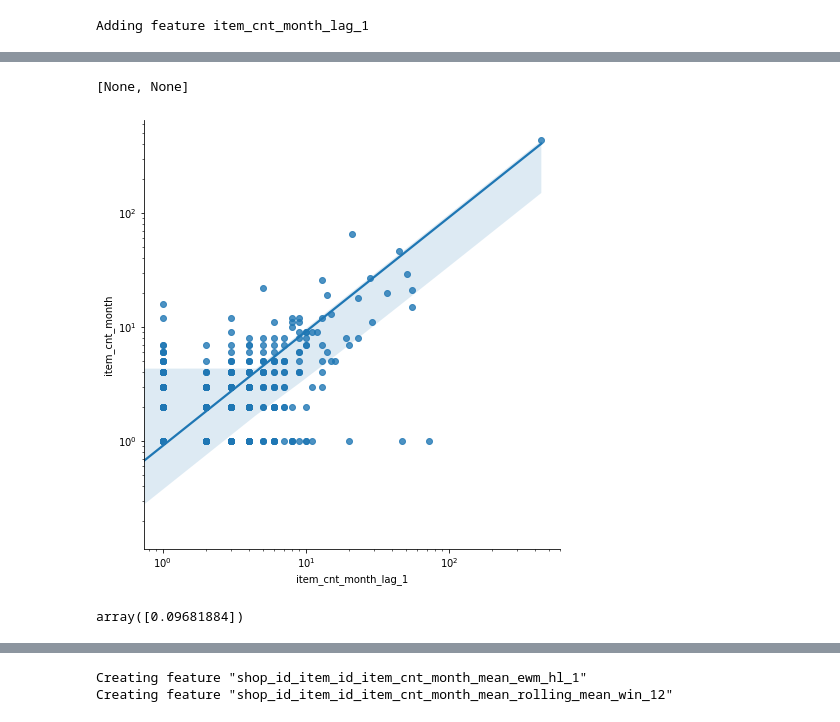
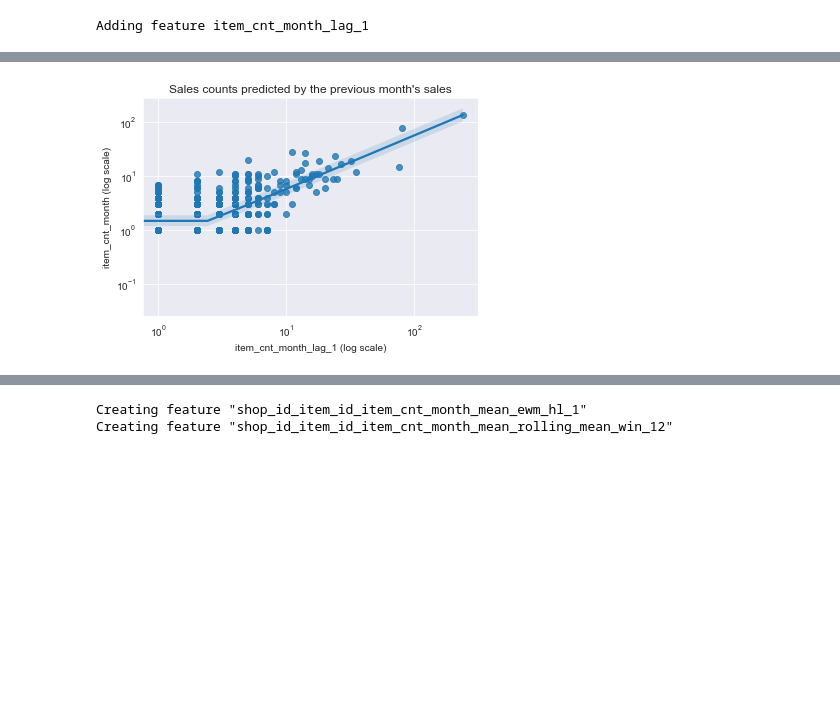
Before and after one commit to grantsut/1C-Company-EDA, a Jupyter notebook: eda-and-data-leakage-description.ipynb, the cells around one changed output, grey strips where cells are left out. Cells and saved outputs as stored; diff of their text form; code cells hidden in the pictures; blank space fills up the shorter version.

```diff
--- a/eda-and-data-leakage-description.ipynb
+++ b/eda-and-data-leakage-description.ipynb
@@ -365,7 +365,7 @@ The skewness of the distribution makes linear models unsuitable for predicting f
 We can also plot the distribution of items prices. For this, we take the mean price of the item in months in which it was sold. To do with we create a table which summarizes monthly data across all shops.
 # %%
 def all_shops_frame(df):
-    items_all_shops = df.groupby(["date_block_num", "item_category_name", "item_id"]).agg(
+    items_all_shops = df.groupby(["date_block_num", "item_category_name", "shop_name", "shop_id", "item_id"]).agg(
         {"item_revenue_month": "mean", "item_cnt_month": "sum"}
     )
     items_all_shops = items_all_shops.assign(
@@ -489,11 +492,12 @@ Plotting summed sales shows that movies and games are the highest-selling catego
 # %%
-cat_info = train.groupby('supercategory').agg({"item_cnt_month":"sum", "item_revenue_month":"sum"})
+cat_info = df_all.query("date_block_num>21").groupby('shop_name').agg({"item_cnt_month":"sum", "item_revenue_month":"sum"})
 cat_info = cat_info.rename(columns={"item_cnt_month":"Total sales", "item_revenue_month":"Total revenue"})
 cat_info = cat_info.reset_index()
 cat_info = cat_info.sort_values(by='Total sales', ascending=False)
-cat_info = cat_info.melt(id_vars="supercategory")
-fg = sns.catplot(data=cat_info, y = "supercategory", x="value", col="variable", kind="bar", sharex=False)
-_ = fg.figure.set_size_inches(12,6)
+order = cat_info['shop_name']
+cat_info = cat_info.melt(id_vars="shop_name")
+fg = sns.catplot(data=cat_info, y="shop_name", x="value", col="variable", kind="bar", orient="h", sharex=False, order=order)
+_ = fg.figure.set_size_inches(12,18)
 _ = fg.axes[0][0].set(title="Total sales", xlabel="units", ylabel=None)
 _ = fg.axes[0][1].set(title="Total revenue", xlabel="rubles")
 # %% [output]
@@ -501,11 +504,0 @@ _ = fg.axes[0][1].set(title="Total revenue", xlabel="rubles")
-# %%
-cat_info = train.groupby('shop_id').agg({"item_cnt_month":"sum", "item_revenue_month":"sum"})
-cat_info = cat_info.rename(columns={"item_cnt_month":"Total sales", "item_revenue_month":"Total revenue"})
-cat_info = cat_info.reset_index()
-cat_info = cat_info.sort_values(by='Total sales', ascending=False)
-order = cat_info['shop_id']
-cat_info = cat_info.melt(id_vars="shop_id")
-fg = sns.catplot(data=cat_info, y="shop_id", x="value", col="variable", kind="bar", orient="h", sharex=False, order=order)
-_ = fg.figure.set_size_inches(12,18)
-_ = fg.axes[0][0].set(title="Total sales", xlabel="units", ylabel=None)
-_ = fg.axes[0][1].set(title="Total revenue", xlabel="rubles")
@@ -651,14 +650,20 @@ df
 # %%
-# fig = plt.figure(figsize=(10, 10))
-a = df.query("item_age>0 & shop_age>0").sample(10000)
-# ax = sns.scatterplot(x=a["item_cnt_month_lag_1"], y=a["item_cnt_month"], ax=ax)
-fg = sns.lmplot(x="item_cnt_month_lag_1", y="item_cnt_month", data=a)
-fg.figure.set_size_inches(7,7)
-fg.ax.set(xscale="log", yscale="log")
+def regplot(x, y, title):
+    a = df.query("item_age>0 & shop_age>0").sample(10000)
+    fg = sns.lmplot(x=x, y=y, data=a)
+    _ = fg.figure.set_size_inches(7, 7)
+    _ = fg.ax.set(
+        xscale="log",
+        yscale="log",
+        title=title,
+        xlabel=f"{x} (log scale)",
+        ylabel=f"{y} (log scale)",
+    )
+
+
+x = "item_cnt_month_lag_1"
+y = "item_cnt_month"
+title = "Sales counts predicted by the previous month's sales"
+regplot(x, y, title)
 # %% [output]
-[None, None]
-[figure, old version]
+[figure, new version]
-# %%
-mutual_info_regression(a.item_cnt_month.to_numpy().reshape(-1,1), a.item_cnt_month_lag_1.to_numpy())
-# %% [output]
-array([0.09681884])
```
Also changed, not shown: parts of 49 cells of this notebook.
